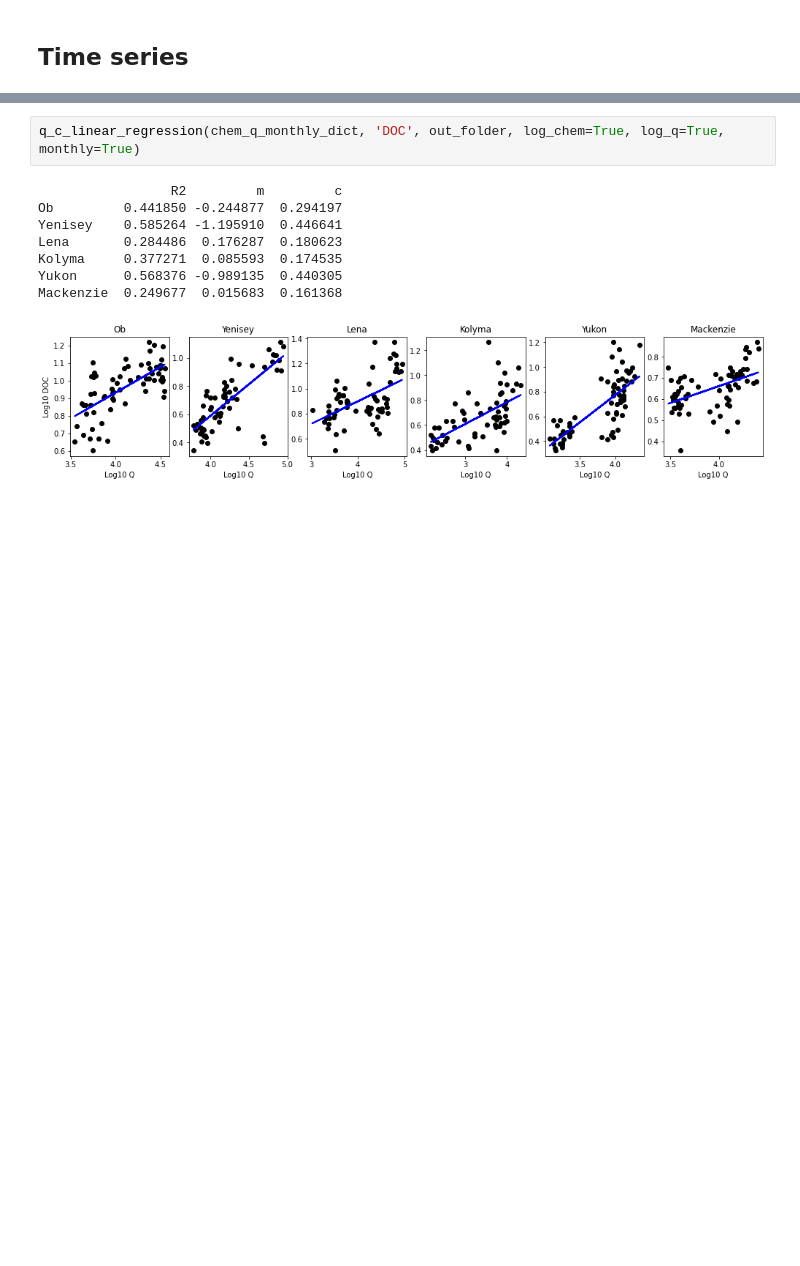
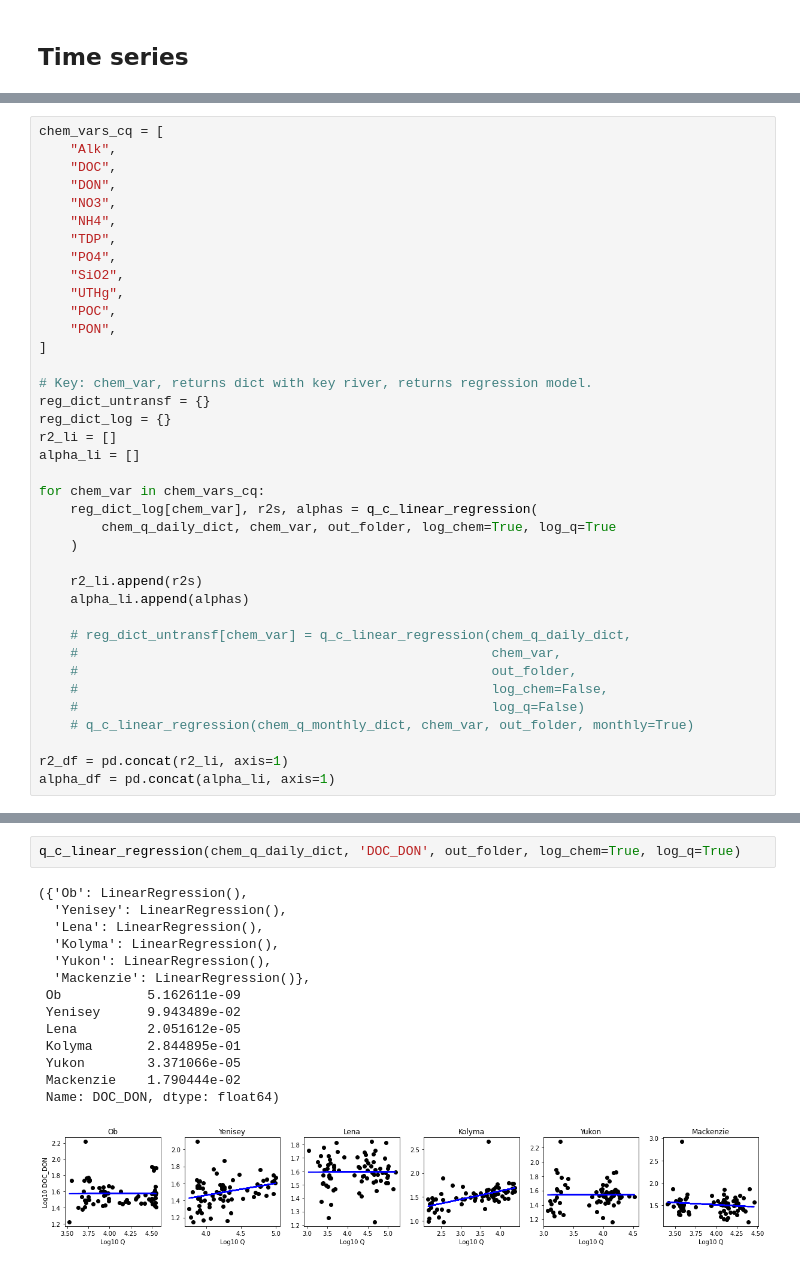
Before and after one commit to NIVANorge/BEST-Siberian, a Jupyter notebook: code/06_chemistry.ipynb, the cells around one changed output, grey strips where cells are left out. Drawn from its saved outputs; the diff is of its cells as text; blank space fills up the shorter version.

```diff
--- a/code/06_chemistry.ipynb
+++ b/code/06_chemistry.ipynb
@@ -348,0 +389,38 @@ Mackenzie  0.377403  3.549857  0.000098
+# %%
+chem_vars_cq = [
+    "Alk",
+    "DOC",
+    "DON",
+    "NO3",
+    "NH4",
+    "TDP",
+    "PO4",
+    "SiO2",
+    "UTHg",
+    "POC",
+    "PON",
+]
+
+# Key: chem_var, returns dict with key river, returns regression model.
+reg_dict_untransf = {}
+reg_dict_log = {}
+r2_li = []
+alpha_li = []
+
+for chem_var in chem_vars_cq:
+    reg_dict_log[chem_var], r2s, alphas = q_c_linear_regression(
+        chem_q_daily_dict, chem_var, out_folder, log_chem=True, log_q=True
+    )
+
+    r2_li.append(r2s)
+    alpha_li.append(alphas)
+
+    # reg_dict_untransf[chem_var] = q_c_linear_regression(chem_q_daily_dict,
+    #                                                     chem_var,
+    #                                                     out_folder,
+    #                                                     log_chem=False,
+    #                                                     log_q=False)
+    # q_c_linear_regression(chem_q_monthly_dict, chem_var, out_folder, monthly=True)
+
+r2_df = pd.concat(r2_li, axis=1)
+alpha_df = pd.concat(alpha_li, axis=1)
@@ -349,11 +484,17 @@ Mackenzie  0.377403  3.549857  0.000098
 # %%
-q_c_linear_regression(chem_q_monthly_dict, 'DOC', out_folder, log_chem=True, log_q=True, monthly=True)
+q_c_linear_regression(chem_q_daily_dict, 'DOC_DON', out_folder, log_chem=True, log_q=True)
 # %% [output]
-                 R2         m         c
-Ob         0.441850 -0.244877  0.294197
-Yenisey    0.585264 -1.195910  0.446641
-Lena       0.284486  0.176287  0.180623
-Kolyma     0.377271  0.085593  0.174535
-Yukon      0.568376 -0.989135  0.440305
-Mackenzie  0.249677  0.015683  0.161368
+({'Ob': LinearRegression(),
+  'Yenisey': LinearRegression(),
+  'Lena': LinearRegression(),
+  'Kolyma': LinearRegression(),
+  'Yukon': LinearRegression(),
+  'Mackenzie': LinearRegression()},
+ Ob           5.162611e-09
+ Yenisey      9.943489e-02
+ Lena         2.051612e-05
+ Kolyma       2.844895e-01
+ Yukon        3.371066e-05
+ Mackenzie    1.790444e-02
+ Name: DOC_DON, dtype: float64)
-[figure, old version]
+[figure, new version]
```
Also changed, not shown: parts of 22 cells of this notebook, 24 other files.
